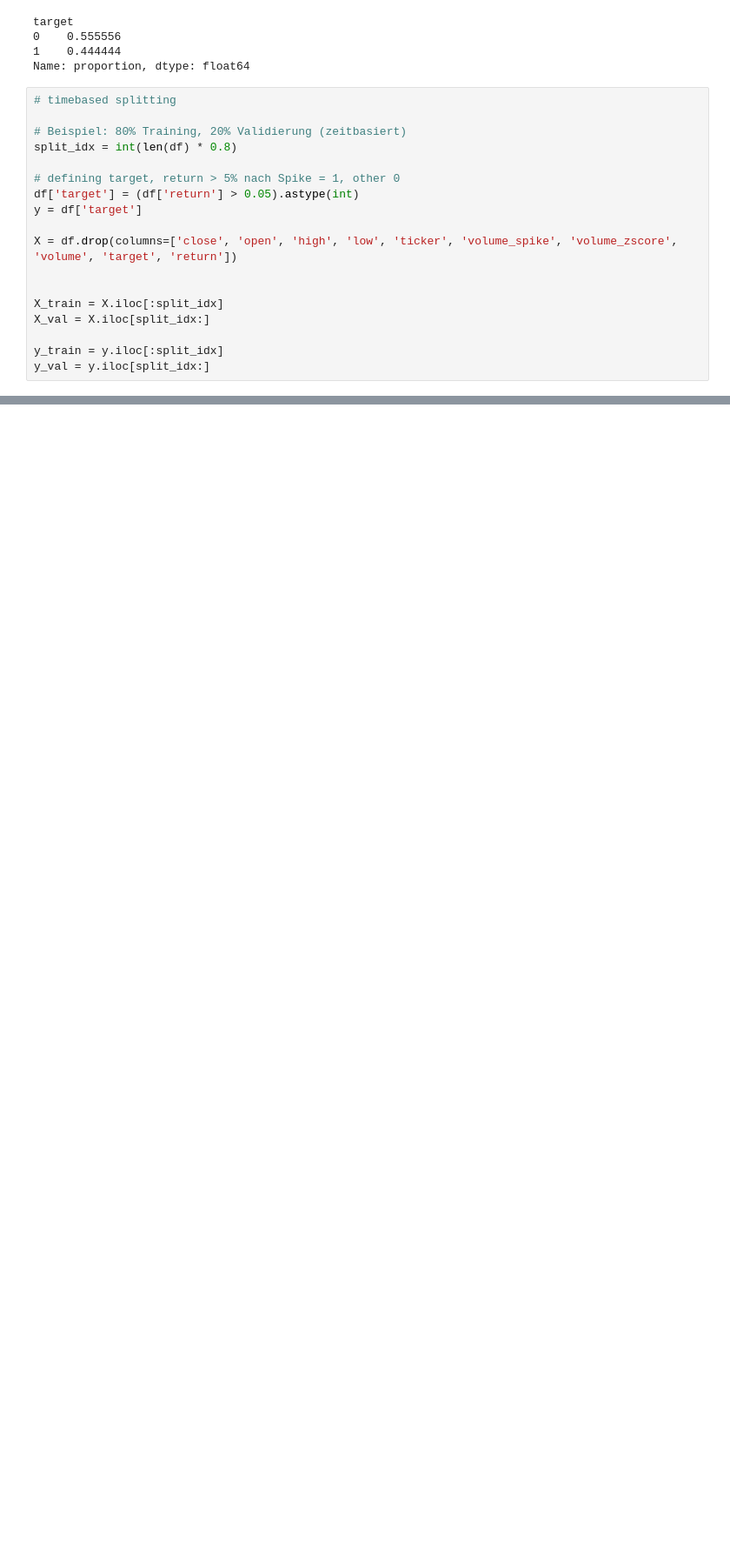
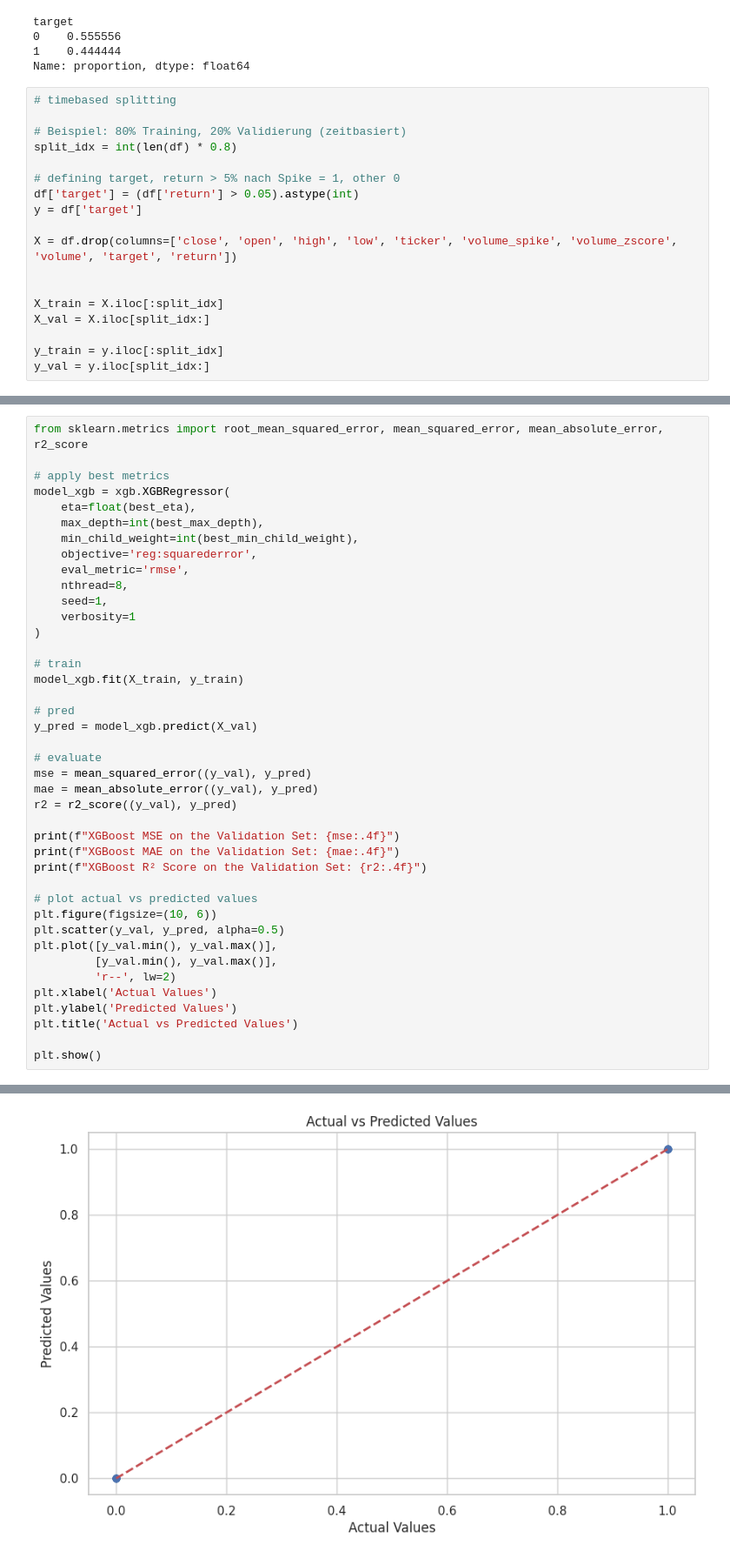
Before and after one commit to pynat/probabilistic_trading_strategies_solana, a Jupyter notebook: quant.ipynb, the cells around one changed output, grey strips where cells are left out. Shown at 87% size. Drawn from its saved outputs; the diff is of its cells as text; blank space fills up the shorter version.

```diff
--- a/quant.ipynb
+++ b/quant.ipynb
@@ -1880,0 +1947,42 @@ ValueError: DataFrame.dtypes for data must be int, float, bool or category. When
+# %%
+from sklearn.metrics import root_mean_squared_error, mean_squared_error, mean_absolute_error, r2_score
+
+# apply best metrics
+model_xgb = xgb.XGBRegressor(
+    eta=float(best_eta),
+    max_depth=int(best_max_depth),
+    min_child_weight=int(best_min_child_weight),
+    objective='reg:squarederror',
+    eval_metric='rmse',
+    nthread=8,
+    seed=1,
+    verbosity=1
+)
+
+# train
+model_xgb.fit(X_train, y_train)
+
+# pred
+y_pred = model_xgb.predict(X_val)
+
+# evaluate
+mse = mean_squared_error((y_val), y_pred)
+mae = mean_absolute_error((y_val), y_pred)
+r2 = r2_score((y_val), y_pred)
+
+print(f"XGBoost MSE on the Validation Set: {mse:.4f}")
+print(f"XGBoost MAE on the Validation Set: {mae:.4f}")
+print(f"XGBoost R² Score on the Validation Set: {r2:.4f}")
+
+# plot actual vs predicted values
+plt.figure(figsize=(10, 6))
+plt.scatter(y_val, y_pred, alpha=0.5)
+plt.plot([y_val.min(), y_val.max()],
+         [y_val.min(), y_val.max()],
+         'r--', lw=2)
+plt.xlabel('Actual Values')
+plt.ylabel('Predicted Values')
+plt.title('Actual vs Predicted Values')
+
+plt.show()
+# %% [output]
@@ -1880,0 +1992 @@ ValueError: DataFrame.dtypes for data must be int, float, bool or category. When
+[figure, added]
```
Also changed, not shown: parts of 5 cells of this notebook.
